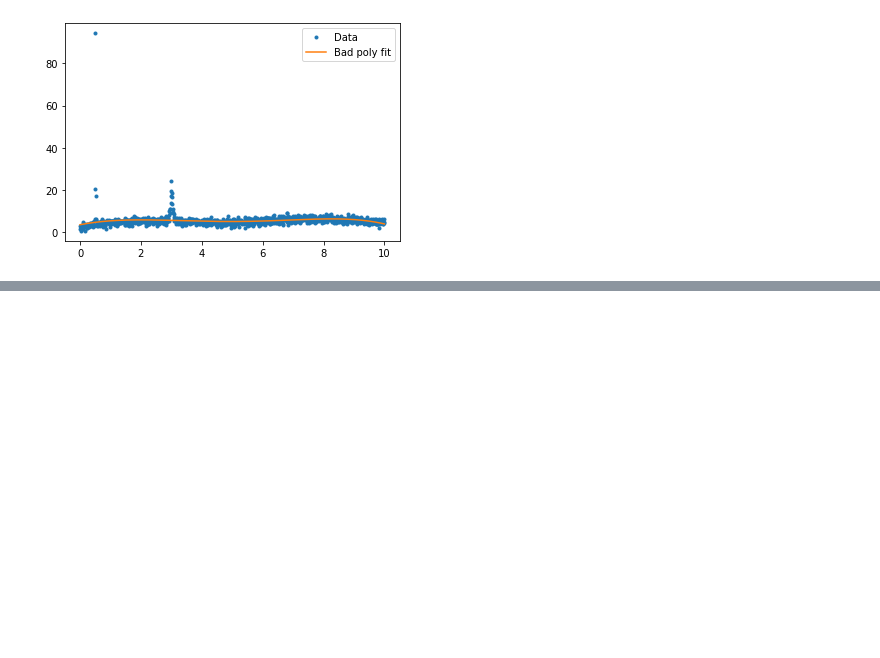
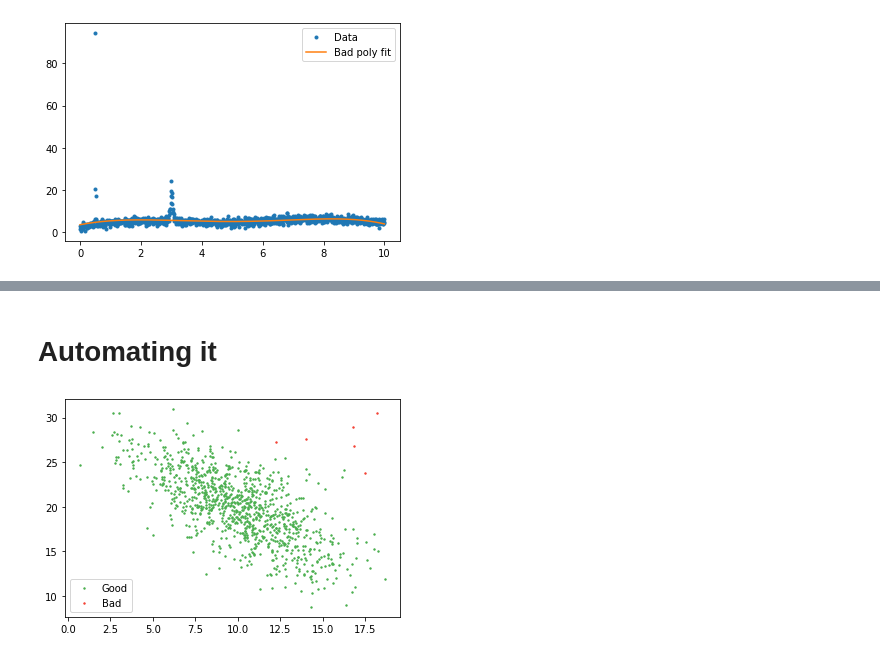
Before and after one commit to araetoro/PythonStatsPractice, a Jupyter notebook: DealingWithOutliers.ipynb, the cells around one changed output, grey strips where cells are left out. Cells and saved outputs as stored; diff of their text form; code cells hidden in the pictures; blank space fills up the shorter version.

```diff
--- a/DealingWithOutliers.ipynb
+++ b/DealingWithOutliers.ipynb
@@ -58,0 +80,13 @@ x, y =
+# %% [markdown]
+# Automating it
+# %%
+from sklearn.neighbors import LocalOutlierFactor
+
+lof = LocalOutlierFactor(n_neighbors = 20, contamination = 0.005)
+good = lof.fit_predict(d2) ==1
+
+plt.scatter(d2[good, 0 ], d2[good, 1], s=2, label = "Good", color="#4CAF50")
+plt.scatter(d2[~good, 0 ], d2[~good, 1], s=2, label = "Bad", color="#F44336")
+plt.legend();
+# %% [output]
+[figure, added]
```
Also changed, not shown: parts of 2 cells of this notebook.
